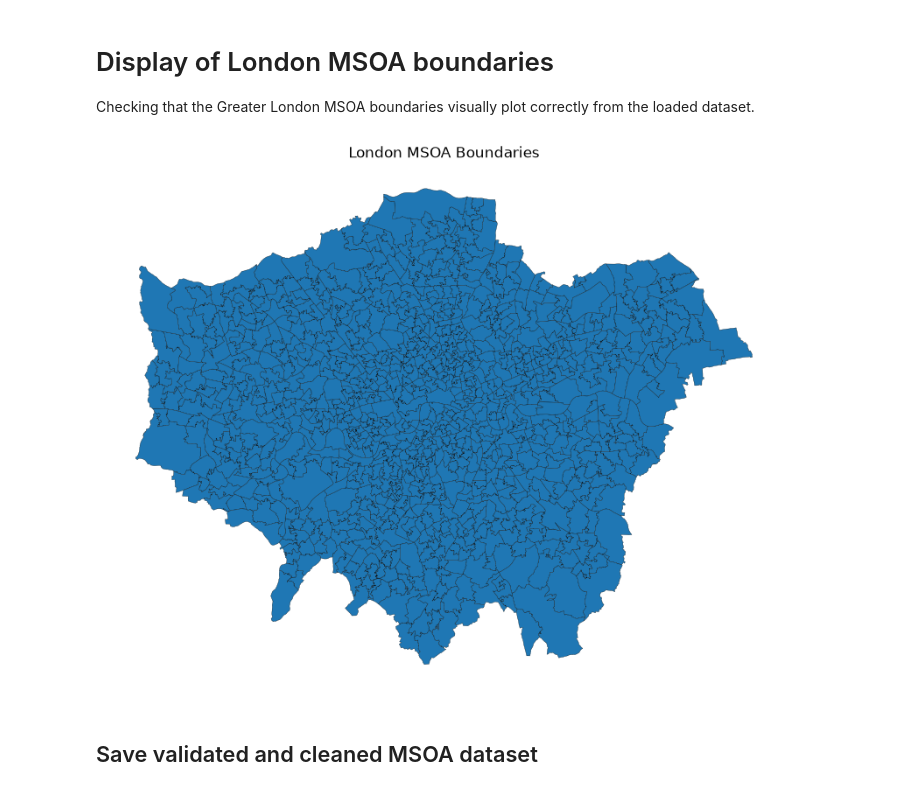
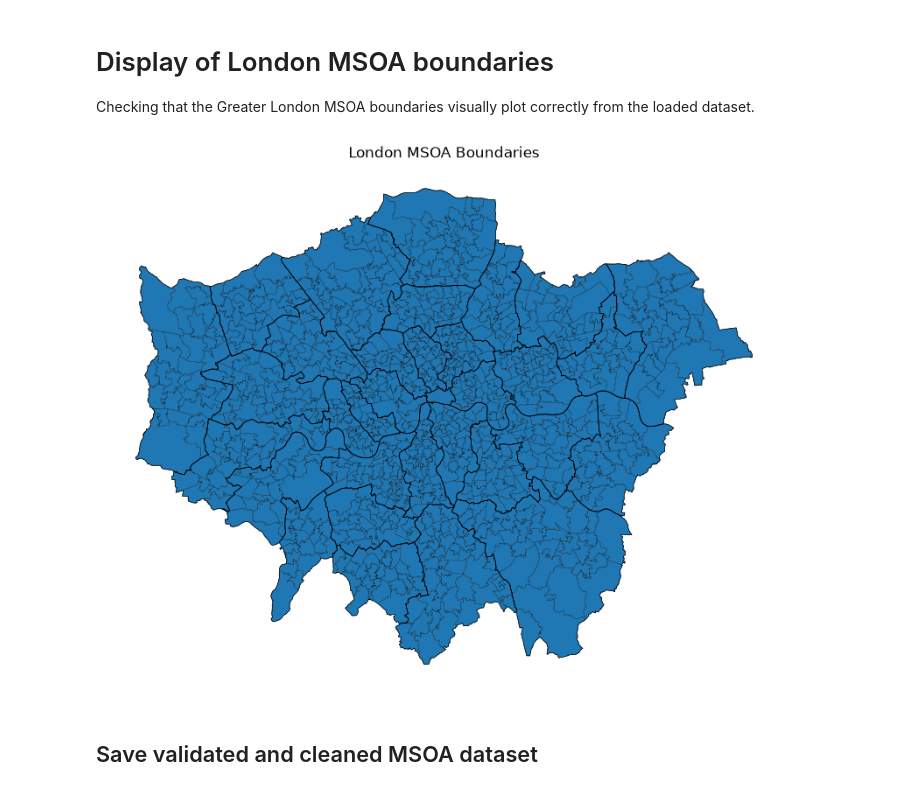
Before and after one commit to rhhythhm/london-bakery-provision, a Jupyter notebook: notebooks/11_london_msoa_spatial_process.ipynb, the cells around one changed output. Saved outputs shown, nothing was run; the diff lists cells and outputs as text; code cells hidden in the pictures.

```diff
--- a/notebooks/11_london_msoa_spatial_process.ipynb
+++ b/notebooks/11_london_msoa_spatial_process.ipynb
@@ -119,15 +119,24 @@ Number of boroughs: 33
 
 Checking that the Greater London MSOA boundaries visually plot correctly from the loaded dataset.
 # %%
-london_msoa.plot(figsize=(10, 10),
+fig, ax = plt.subplots(figsize=(10, 10))
+
+london_msoa.plot(ax=ax,
                  edgecolor="black",
                  linewidth=0.2)
+
+# Borough boundaries for added context in report
+borough_boundaries = london_msoa.dissolve(by="borough_code")
+
+borough_boundaries.boundary.plot(ax=ax,
+                                 edgecolor="black",
+                                 linewidth=0.5)
 
 plt.title("London MSOA Boundaries")
 plt.axis("off")
 plt.show()
 # %% [output]
-[figure, old version]
+[figure, new version]
 # %% [markdown]
 ## Save validated and cleaned MSOA dataset
 # %%
```
Also changed, not shown: parts of 2 cells of this notebook, 4 other files.
